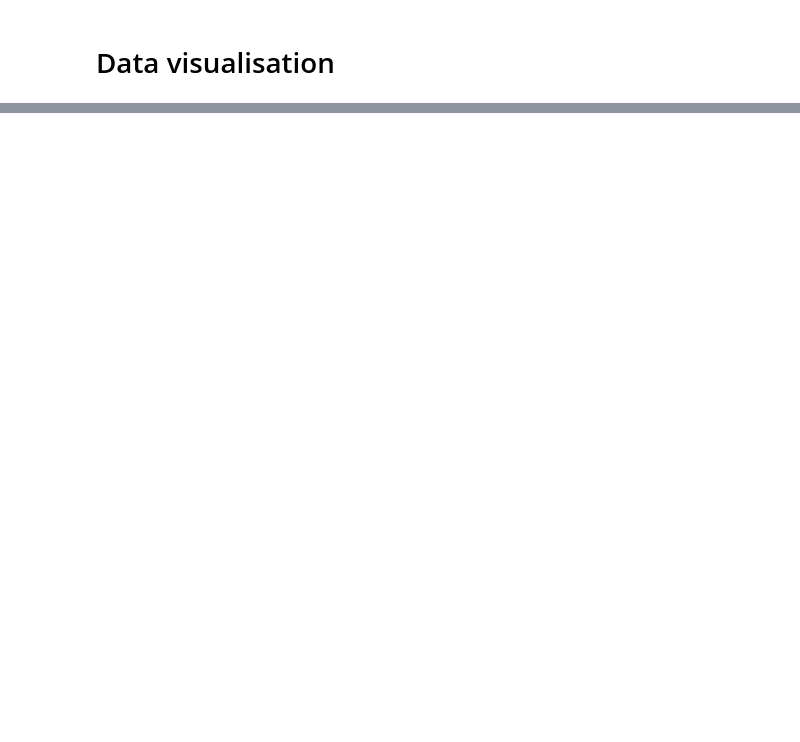
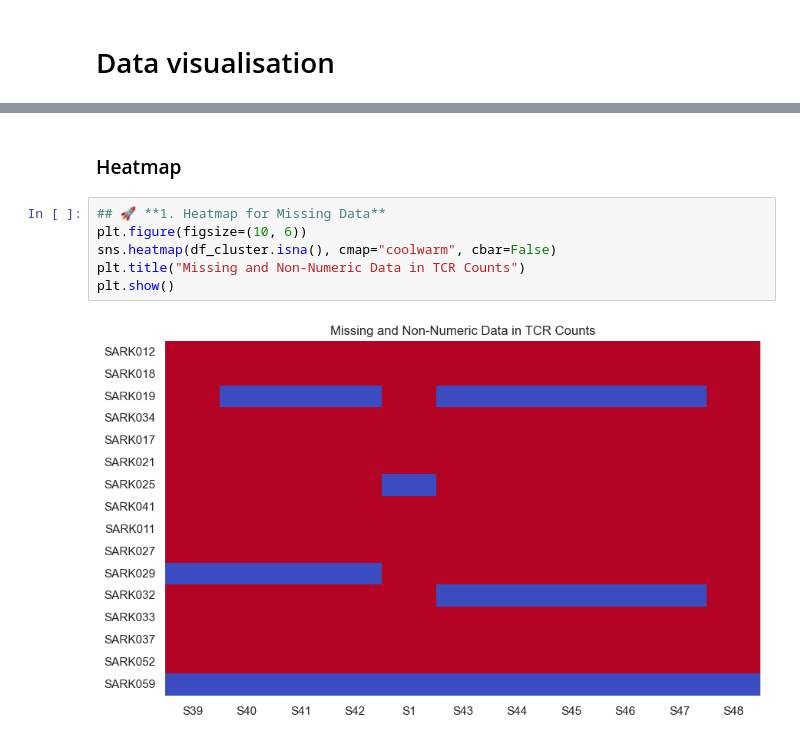
Before and after one commit to pablovadillo/Tensordecomposition, a Jupyter notebook: Data_visual_v.ipynb, the cells around one changed output, grey strips where cells are left out. Saved outputs shown, nothing was run; the diff lists cells and outputs as text; blank space fills up the shorter version.

```diff
--- a/Data_visual_v.ipynb
+++ b/Data_visual_v.ipynb
@@ -53,0 +395,10 @@ KeyboardInterrupt:
+# %% [markdown]
+### Heatmap
+# %%
+## 🚀 **1. Heatmap for Missing Data**
+plt.figure(figsize=(10, 6))
+sns.heatmap(df_cluster.isna(), cmap="coolwarm", cbar=False)
+plt.title("Missing and Non-Numeric Data in TCR Counts")
+plt.show()
+# %% [output]
+[figure, added]
```
Also changed, not shown: parts of 24 cells of this notebook.
